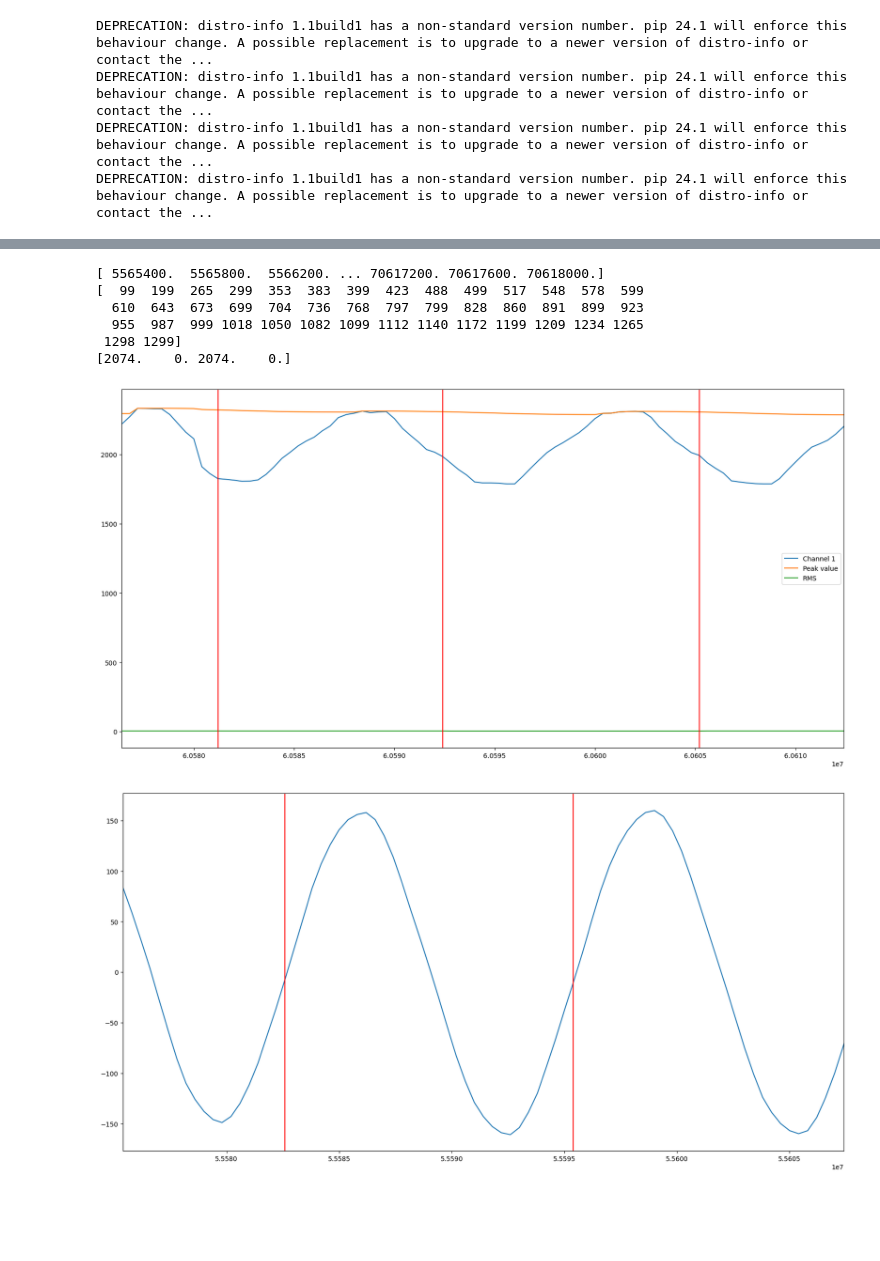
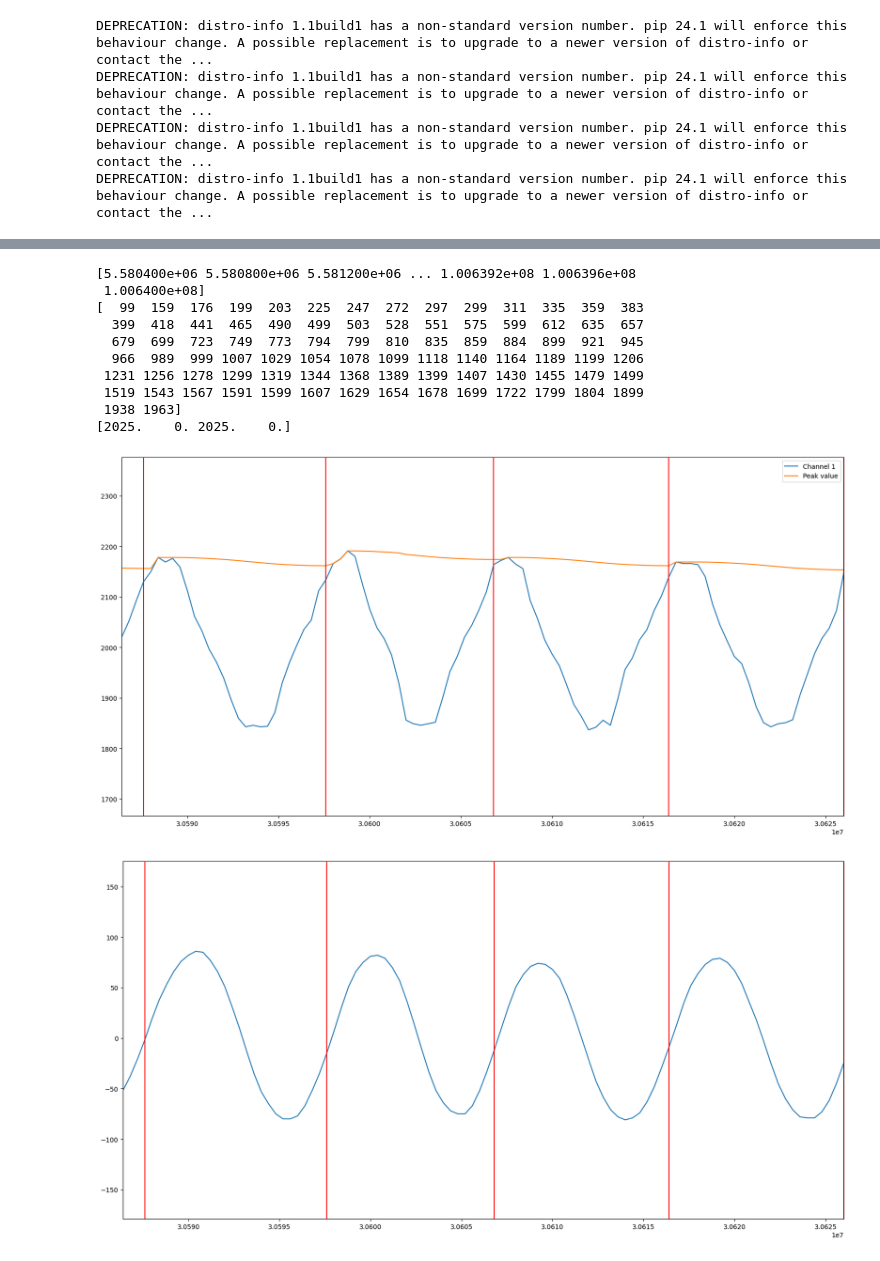
Before and after one commit to robdobsn/ScaderESP32, a Jupyter notebook: evaluations/energymonitortests/calcpower/calcpower.ipynb, the cells around one changed output, grey strips where cells are left out. Cells and saved outputs as stored; diff of their text form; code cells hidden in the pictures; blank space fills up the shorter version.

```diff
--- a/evaluations/energymonitortests/calcpower/calcpower.ipynb
+++ b/evaluations/energymonitortests/calcpower/calcpower.ipynb
@@ -18,6 +18,7 @@ DEPRECATION: distro-info 1.1build1 has a non-standard version number. pip 24.1 w
 DEPRECATION: distro-info 1.1build1 has a non-standard version number. pip 24.1 will enforce this behaviour change. A possible replacement is to upgrade to a newer version of distro-info or contact the ...
 # %%
 logFilePath = "../../../logs"
+batchSize = 100
 # %%
 def findLatestLogFile():
     list_of_files = glob.glob(os.path.join(logFilePath, '*.log'))
@@ -31,12 +32,12 @@ def readADCData(logfile):
 
     # Log data
     timestamps = []
-    adc_values = []
+    adc_value = []
     peak_values = []
     rms = []
     zxt = []
-    mean = []
-    last_mean = []
+    mean_adc = []
+    last_adc = []
 
     # Read the file
     with open(logfile) as f:
@@ -50,31 +51,31 @@ def readADCData(logfile):
                 # Extract the timestamp and the ADC value
                 parts = line.split(' ')
                 timestamps.append(float(parts[1]) * 1000)
-                adc_values.append((int(parts[2]), int(parts[3]), int(parts[4]), int(parts[5])))
-                peak_values.append((float(parts[6]), int(parts[7]), float(parts[8]), int(parts[9])))
+                adc_value.append(int(parts[3]))
+                peak_values.append((float(parts[5]), int(parts[6]), float(parts[8]), int(parts[9])))
                 rms.append(float(parts[11]))
                 zxt.append(int(parts[13]))
-                mean.append(float(parts[15]))
-                last_mean.append(float(parts[17]))
+                mean_adc.append(float(parts[15]))
+                last_adc.append(float(parts[17]))
 
     # Debug
     print("Read", len(timestamps), "samples")
 
     # Convert to numpy arrays
     timestamps = np.array(timestamps)
-    adc_values = np.array(adc_values)
+    adc_value = np.array(adc_value)
     peak_values = np.array(peak_values)
     rms = np.array(rms)
     zxt = np.array(zxt)
-    mean = np.array(mean)
-    last_mean = np.array(last_mean)
+    mean_adc = np.array(mean_adc)
+    last_adc = np.array(last_adc)
 
     # Find indices where changes occur
     zxt = np.where(np.diff(zxt) != 0)[0]
 
     print(zxt)
 
-    return timestamps, adc_values, peak_values, rms, zxt, mean, last_mean
+    return timestamps, adc_value, peak_values, rms, zxt, mean_adc, last_adc
 # %%
 if __name__ == "__main__":
 
@@ -85,10 +86,10 @@ if __name__ == "__main__":
     logfile = findLatestLogFile()
 
     # Read the data
-    timestamps, adc_values, peak_values, rms, zxt, mean, last_mean = readADCData(logfile)
+    timestamps, adc_value, peak_values, rms, zxt, mean_adc, last_adc = readADCData(logfile)
 
-    # Plot the data
-    plt.plot(timestamps, adc_values[0:,0], label="Channel 1")
+    # Plot the adc_value vs index
+    plt.plot(range(len(adc_value)), adc_value, label="ADC Value")
 
     # Show the plot
     plt.show()
@@ -105,10 +109,8 @@ print(timestamps)
 print(zxt)
 # Plot peak pos adc_ch1
 print(peak_values[0])
-plt.plot(timestamps, adc_values[0:,0], label="Channel 1")
+plt.plot(timestamps, adc_value, label="Channel 1")
 plt.plot(timestamps, peak_values[0:,0], label="Peak value")
-
-plt.plot(timestamps, rms, label="RMS")
 
 # Plot the zero crossings
 for i in range(len(zxt)):
@@ -117,24 +119,29 @@ for i in range(len(zxt)):
 # Show the plot
 plt.legend()
 
-plt.xlim([timestamps[1100], timestamps[1190]])
+plotStart = 500
+plt.xlim([timestamps[plotStart], timestamps[plotStart + batchSize - 1]])
 plt.show()
 # %% [output]
-[ 5565400.  5565800.  5566200. ... 70617200. 70617600. 70618000.]
-[  99  199  265  299  353  383  399  423  488  499  517  548  578  599
-  610  643  673  699  704  736  768  797  799  828  860  891  899  923
-  955  987  999 1018 1050 1082 1099 1112 1140 1172 1199 1209 1234 1265
- 1298 1299]
-[2074.    0. 2074.    0.]
+[5.580400e+06 5.580800e+06 5.581200e+06 ... 1.006392e+08 1.006396e+08
+ 1.006400e+08]
+[  99  159  176  199  203  225  247  272  297  299  311  335  359  383
+  399  418  441  465  490  499  503  528  551  575  599  612  635  657
+  679  699  723  749  773  794  799  810  835  859  884  899  921  945
+  966  989  999 1007 1029 1054 1078 1099 1118 1140 1164 1189 1199 1206
+ 1231 1256 1278 1299 1319 1344 1368 1389 1399 1407 1430 1455 1479 1499
+ 1519 1543 1567 1591 1599 1607 1629 1654 1678 1699 1722 1799 1804 1899
+ 1938 1963]
+[2025.    0. 2025.    0.]
-[figure, old version]
+[figure, new version]
 # %%
-# Plot RMS value and zero crossing time
-plt.plot(timestamps, last_mean)
-plt.xlim([timestamps[1000], timestamps[1080]])
+# Plot AC ADC value and zero crossing time
+plt.plot(timestamps, last_adc)
+plt.xlim([timestamps[plotStart], timestamps[plotStart + batchSize - 1]])
 # Plot the zero crossings
 for i in range(len(zxt)):
     plt.axvline(x=timestamps[zxt[i]], color='r')
 plt.show()
 # %% [output]
-[figure, old version]
+[figure, new version]
 # %%
```
Also changed, not shown: parts of 7 cells of this notebook, 9 other files.
